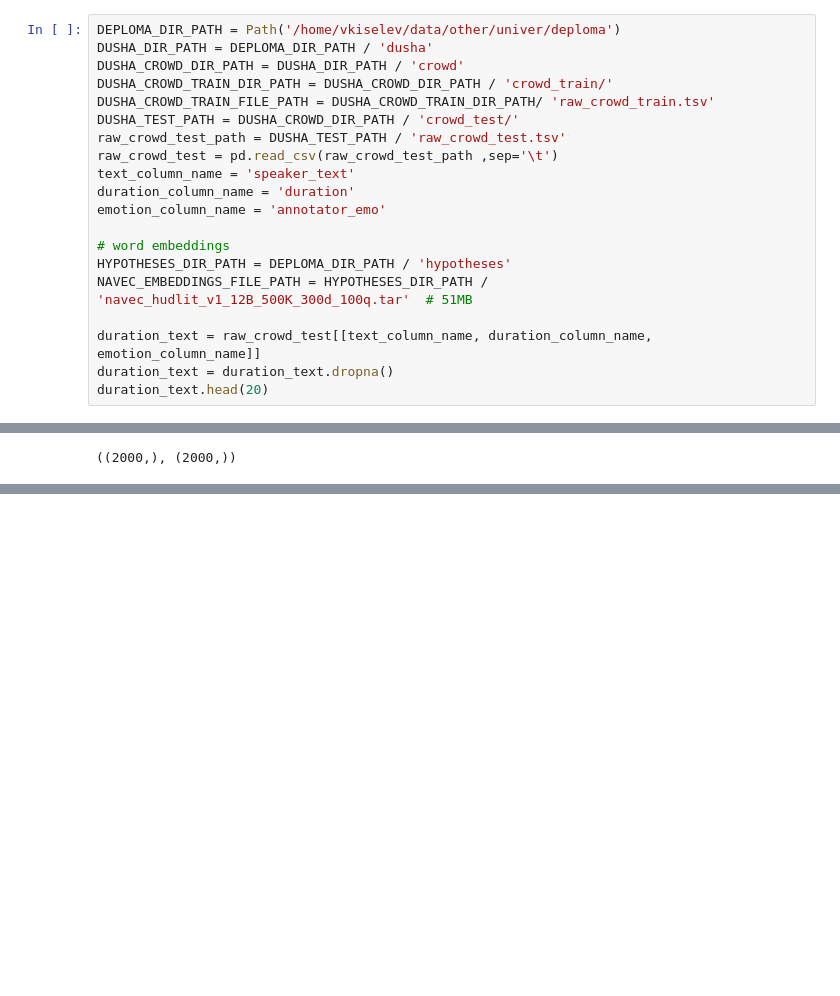
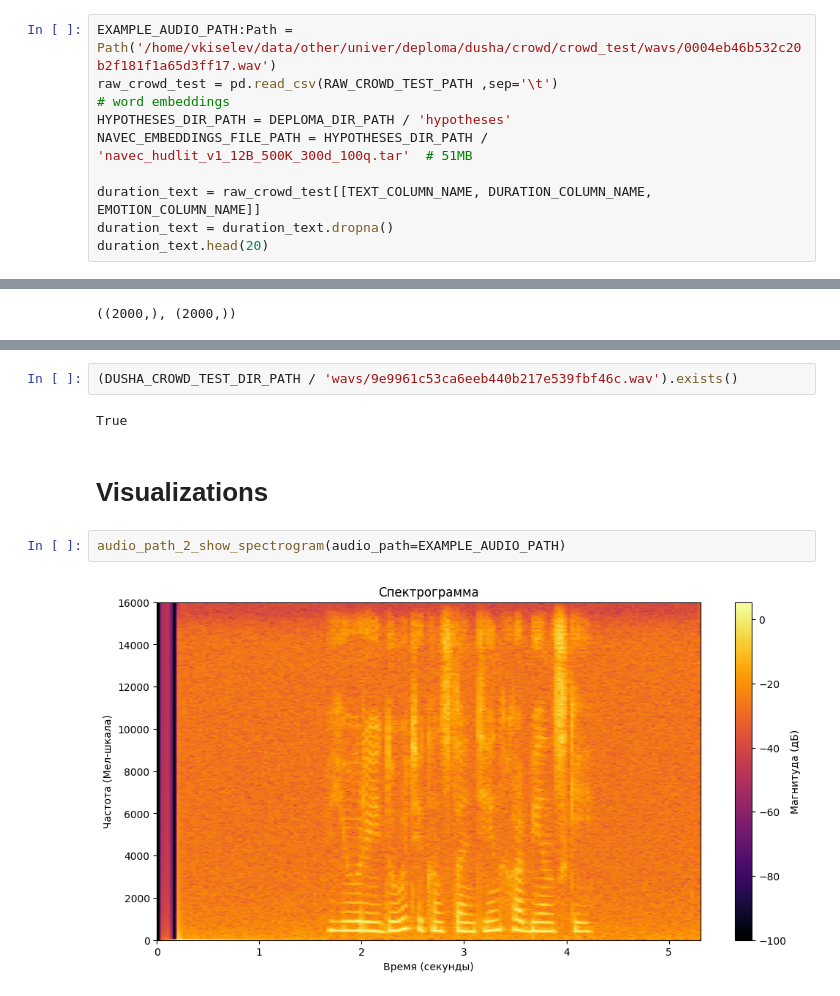
Before and after one commit to Kislv/MastersDegreeProject, a Jupyter notebook: test_hypotheses.ipynb, the cells around one changed output, grey strips where cells are left out. Saved outputs shown, nothing was run; the diff lists cells and outputs as text; blank space fills up the shorter version.

```diff
--- a/test_hypotheses.ipynb
+++ b/test_hypotheses.ipynb
@@ -39,21 +82,11 @@ pd.set_option('display.max_rows', None)
 # %%
-DEPLOMA_DIR_PATH = Path('/home/vkiselev/data/other/univer/deploma')
-DUSHA_DIR_PATH = DEPLOMA_DIR_PATH / 'dusha'
-DUSHA_CROWD_DIR_PATH = DUSHA_DIR_PATH / 'crowd'
-DUSHA_CROWD_TRAIN_DIR_PATH = DUSHA_CROWD_DIR_PATH / 'crowd_train/'
-DUSHA_CROWD_TRAIN_FILE_PATH = DUSHA_CROWD_TRAIN_DIR_PATH/ 'raw_crowd_train.tsv'
-DUSHA_TEST_PATH = DUSHA_CROWD_DIR_PATH / 'crowd_test/'
-raw_crowd_test_path = DUSHA_TEST_PATH / 'raw_crowd_test.tsv'
-raw_crowd_test = pd.read_csv(raw_crowd_test_path ,sep='\t')
-text_column_name = 'speaker_text'
-duration_column_name = 'duration'
-emotion_column_name = 'annotator_emo'
-
+EXAMPLE_AUDIO_PATH:Path = Path('/home/vkiselev/data/other/univer/deploma/dusha/crowd/crowd_test/wavs/0004eb46b532c20b2f181f1a65d3ff17.wav')
+raw_crowd_test = pd.read_csv(RAW_CROWD_TEST_PATH ,sep='\t')
 # word embeddings
 HYPOTHESES_DIR_PATH = DEPLOMA_DIR_PATH / 'hypotheses'
 NAVEC_EMBEDDINGS_FILE_PATH = HYPOTHESES_DIR_PATH / 'navec_hudlit_v1_12B_500K_300d_100q.tar'  # 51MB
 
-duration_text = raw_crowd_test[[text_column_name, duration_column_name, emotion_column_name]]
+duration_text = raw_crowd_test[[TEXT_COLUMN_NAME, DURATION_COLUMN_NAME, EMOTION_COLUMN_NAME]]
 duration_text = duration_text.dropna()
 duration_text.head(20)
 # %% [output]
@@ -1267,0 +1346,10 @@ weighted avg       0.60      0.47      0.41      2000
+# %%
+(DUSHA_CROWD_TEST_DIR_PATH / 'wavs/9e9961c53ca6eeb440b217e539fbf46c.wav').exists()
+# %% [output]
+True
+# %% [markdown]
+# Visualizations
+# %%
+audio_path_2_show_spectrogram(audio_path=EXAMPLE_AUDIO_PATH)
+# %% [output]
+[figure, added]
```
Also changed, not shown: parts of 39 cells of this notebook, 9 other files.
